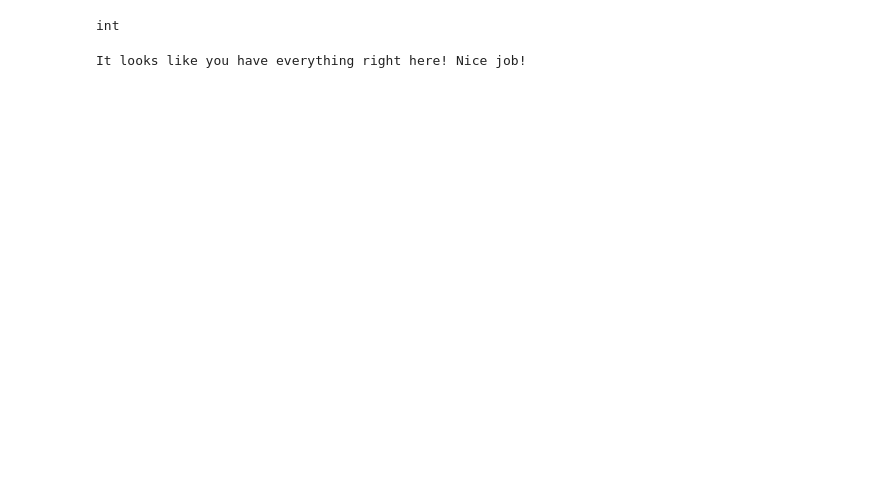
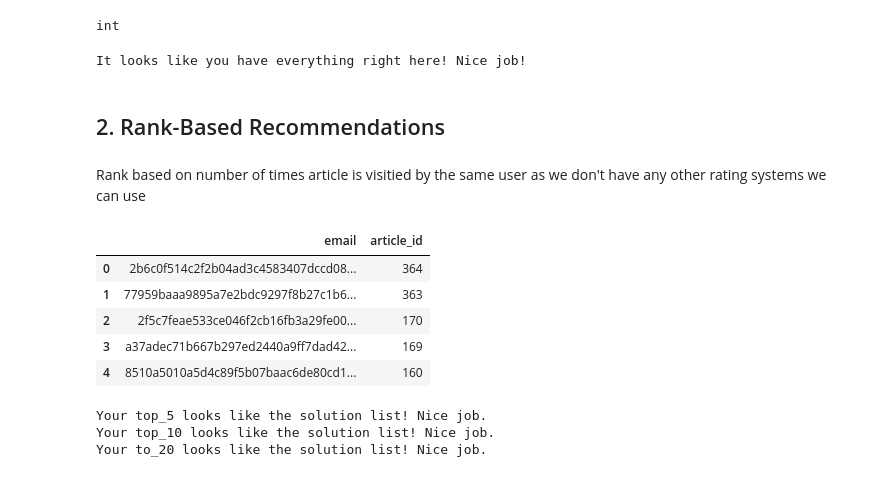
Before and after one commit to Benedictgr97/Recommendation-system, a Jupyter notebook: Recommendations_with_IBM.ipynb, the cells around one changed output. Cells and saved outputs as stored; diff of their text form; code cells hidden in the pictures; blank space fills up the shorter version.

```diff
--- a/Recommendations_with_IBM.ipynb
+++ b/Recommendations_with_IBM.ipynb
@@ -113,3 +109,19 @@ sol_1_dict = {
 t.sol_1_test(sol_1_dict)
 # %% [output]
 It looks like you have everything right here! Nice job!
+# %% [markdown]
+## 2. Rank-Based Recommendations
+# %% [markdown]
+Rank based on number of times article is visitied by the same user as we don't have any other rating systems we can use
+# %%
+user_item_df[['article_id','email']]\
+    .groupby(['email']).count()\
+    .sort_values('article_id',ascending=False)\
+    .reset_index()[:5]
+# %% [output]
+|  | email | article_id |
+| 0 | 2b6c0f514c2f2b04ad3c4583407dccd08... | 364 |
+| 1 | 77959baaa9895a7e2bdc9297f8b27c1b6... | 363 |
+| 2 | 2f5c7feae533ce046f2cb16fb3a29fe00... | 170 |
+| 3 | a37adec71b667b297ed2440a9ff7dad42... | 169 |
+| 4 | 8510a5010a5d4c89f5b07baac6de80cd1... | 160 |
@@ -115,0 +159,6 @@ It looks like you have everything right here! Nice job!
+# %%
+t.sol_2_test(top_n_articles)
+# %% [output]
+Your top_5 looks like the solution list! Nice job.
+Your top_10 looks like the solution list! Nice job.
+Your to_20 looks like the solution list! Nice job.
```
Also changed, not shown: parts of 3 cells of this notebook.
